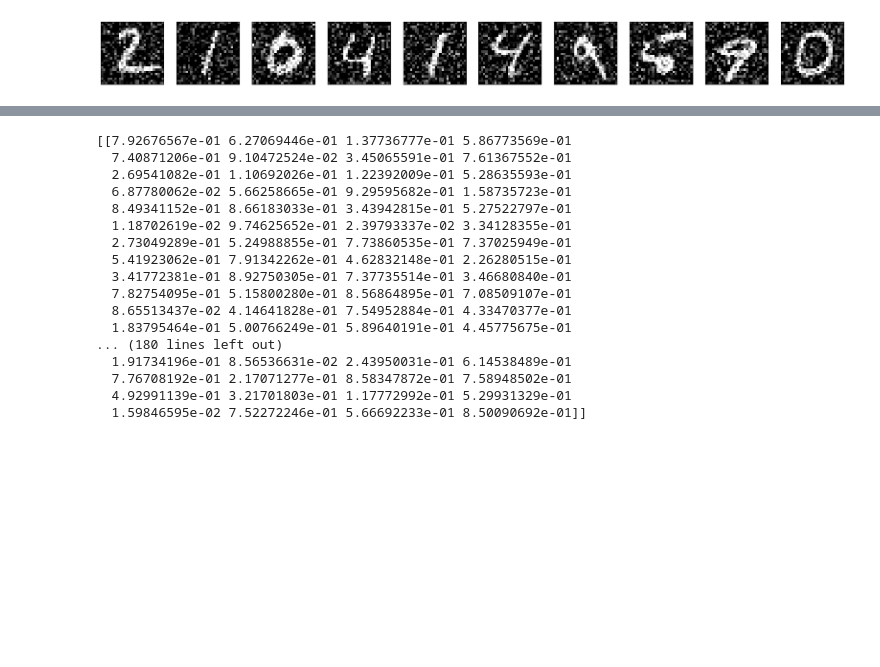
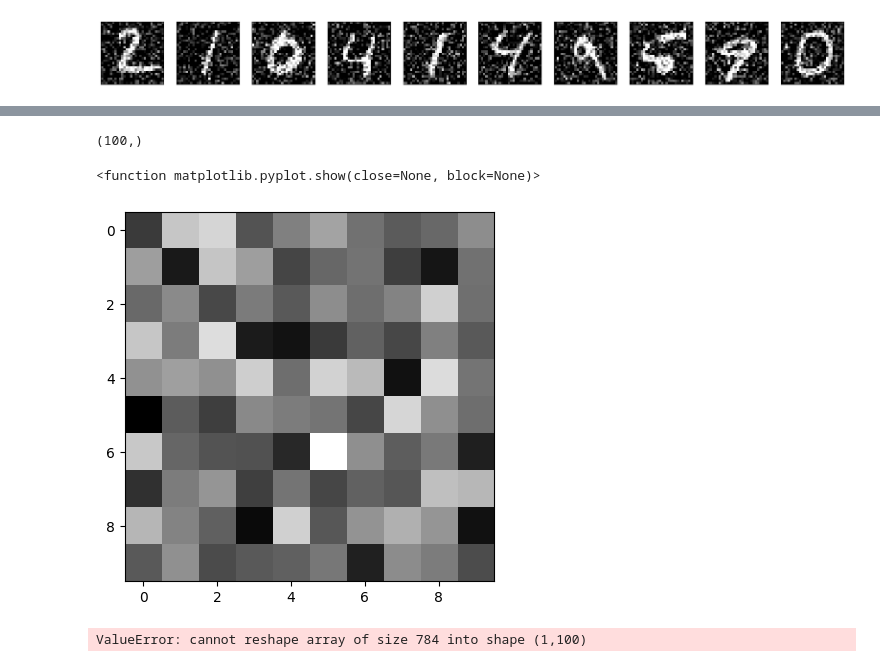
Before and after one commit to fefex302/ISPR-Assignments, a Jupyter notebook: autoencoders.ipynb, the cells around one changed output, grey strips where cells are left out. Drawn from its saved outputs; the diff is of its cells as text; code cells hidden in the pictures; blank space fills up the shorter version.

```diff
--- a/autoencoders.ipynb
+++ b/autoencoders.ipynb
@@ -101,23 +130,20 @@ prediction = autoencoder.predict(x_test_noisy)
-# %%
-array_random = np.random.rand(1,784)
-
-# Stampiamo il risultato
-print(array_random)
-# %% [output]
-[[7.92676567e-01 6.27069446e-01 1.37736777e-01 5.86773569e-01
-  7.40871206e-01 9.10472524e-02 3.45065591e-01 7.61367552e-01
-  2.69541082e-01 1.10692026e-01 1.22392009e-01 5.28635593e-01
-  6.87780062e-02 5.66258665e-01 9.29595682e-01 1.58735723e-01
-  8.49341152e-01 8.66183033e-01 3.43942815e-01 5.27522797e-01
-  1.18702619e-02 9.74625652e-01 2.39793337e-02 3.34128355e-01
-  2.73049289e-01 5.24988855e-01 7.73860535e-01 7.37025949e-01
-  5.41923062e-01 7.91342262e-01 4.62832148e-01 2.26280515e-01
-  3.41772381e-01 8.92750305e-01 7.37735514e-01 3.46680840e-01
-  7.82754095e-01 5.15800280e-01 8.56864895e-01 7.08509107e-01
-  8.65513437e-02 4.14641828e-01 7.54952884e-01 4.33470377e-01
-  1.83795464e-01 5.00766249e-01 5.89640191e-01 4.45775675e-01
-... (180 lines left out)
-  1.91734196e-01 8.56536631e-02 2.43950031e-01 6.14538489e-01
-  7.76708192e-01 2.17071277e-01 8.58347872e-01 7.58948502e-01
-  4.92991139e-01 3.21701803e-01 1.17772992e-01 5.29931329e-01
-  1.59846595e-02 7.52272246e-01 5.66692233e-01 8.50090692e-01]]
+# %%
+noise = np.zeros(100)
+print(noise.shape)
+
+noise = noise + noise_factor * np.random.normal(loc=0.0, scale=1.0, size=noise.shape)
+plt.imshow(noise.reshape(10,10))
+
+plt.show
+# %% [output]
+(100,)
+<function matplotlib.pyplot.show(close=None, block=None)>
+[figure, added]
+# %%
+imdim = 100
+epochs = 100
+noise = noise.reshape()
+for i in range(epochs):
+    noise = decoder.predict(noise.reshape(1,imdim))
+# %% [output]
+ValueError: cannot reshape array of size 784 into shape (1,100)
```
Also changed, not shown: parts of 7 cells of this notebook.
